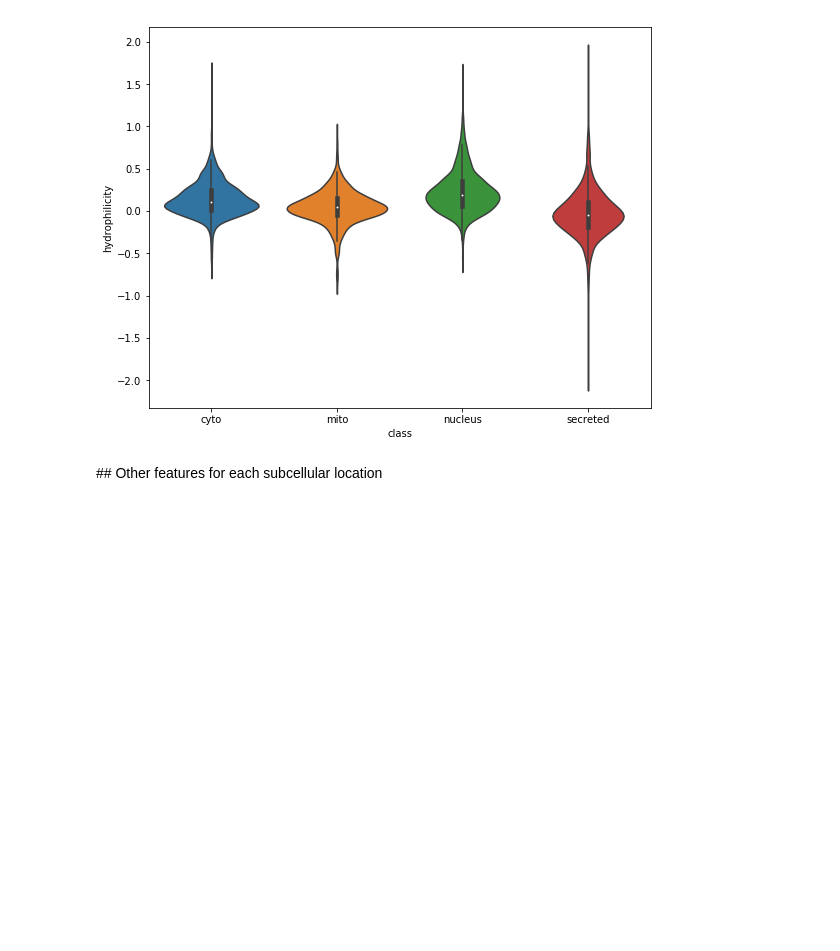
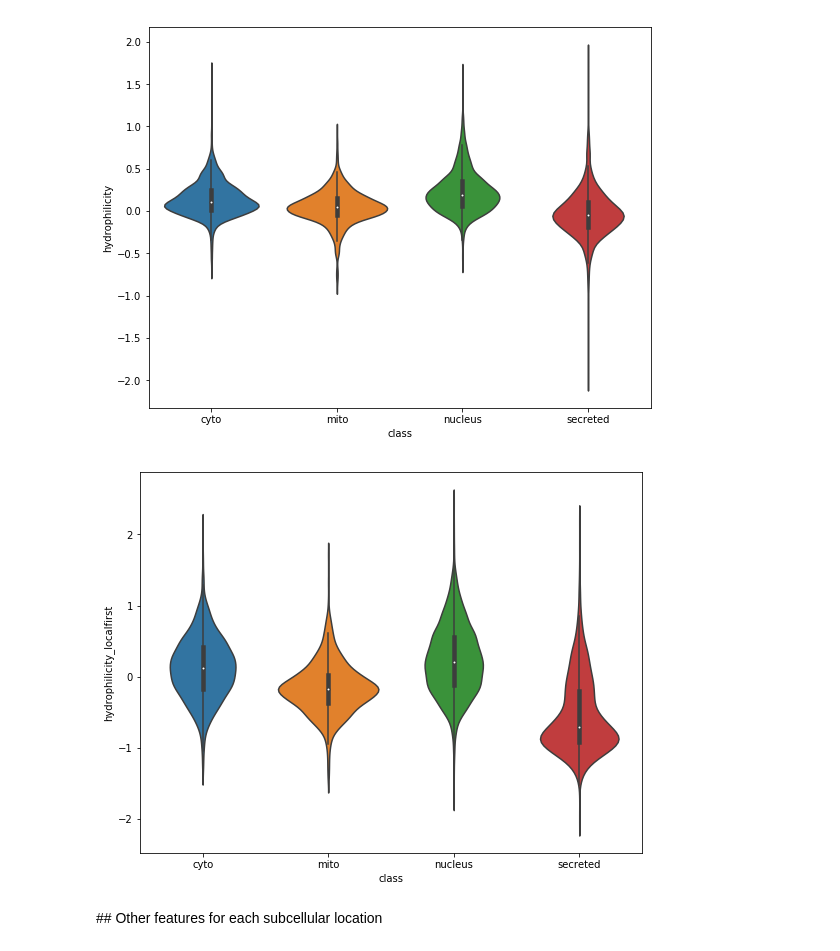
Before and after one commit to mathisgentine/predicting-subcellular-location, a Jupyter notebook: src/eda.ipynb, the cells around one changed output. Drawn from its saved outputs; the diff is of its cells as text; code cells hidden in the pictures; blank space fills up the shorter version.

```diff
--- a/src/eda.ipynb
+++ b/src/eda.ipynb
@@ -65,6 +89,10 @@ plot_violin(df_train, class_dict, 'hydrophobicity')
 plot_violin(df_train, class_dict, 'hydrophilicity')
 # %% [output]
 [figure]
+# %%
+plot_violin(df_train, class_dict, 'hydrophilicity_localfirst')
+# %% [output]
+[figure, added]
 # %% [markdown]
 ## Other features for each subcellular location
 # %%
```
Also changed, not shown: parts of 15 cells of this notebook, 4 other files.
